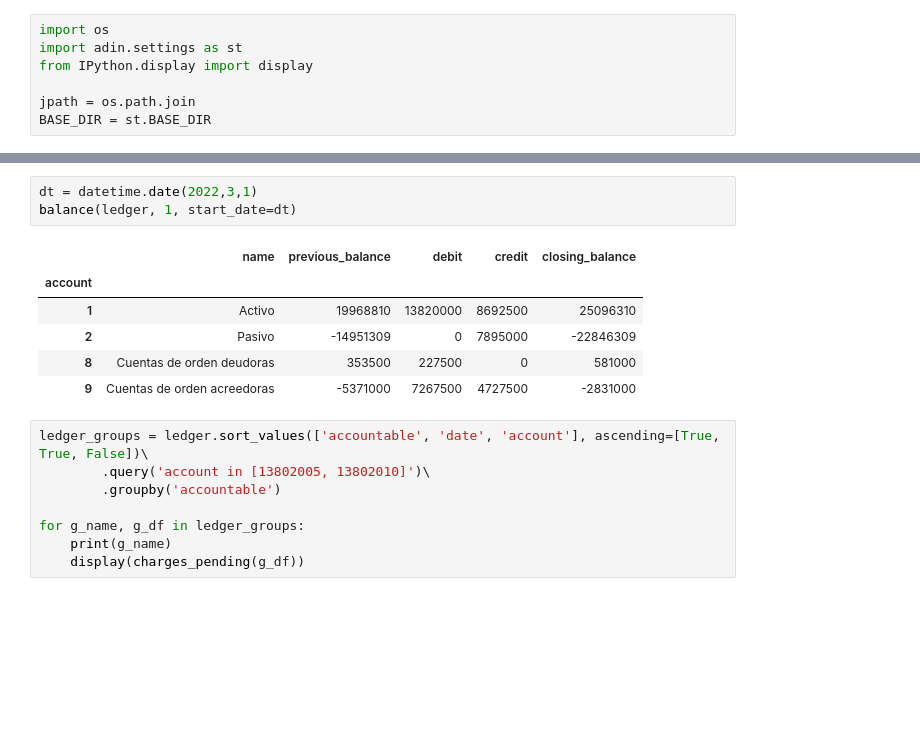
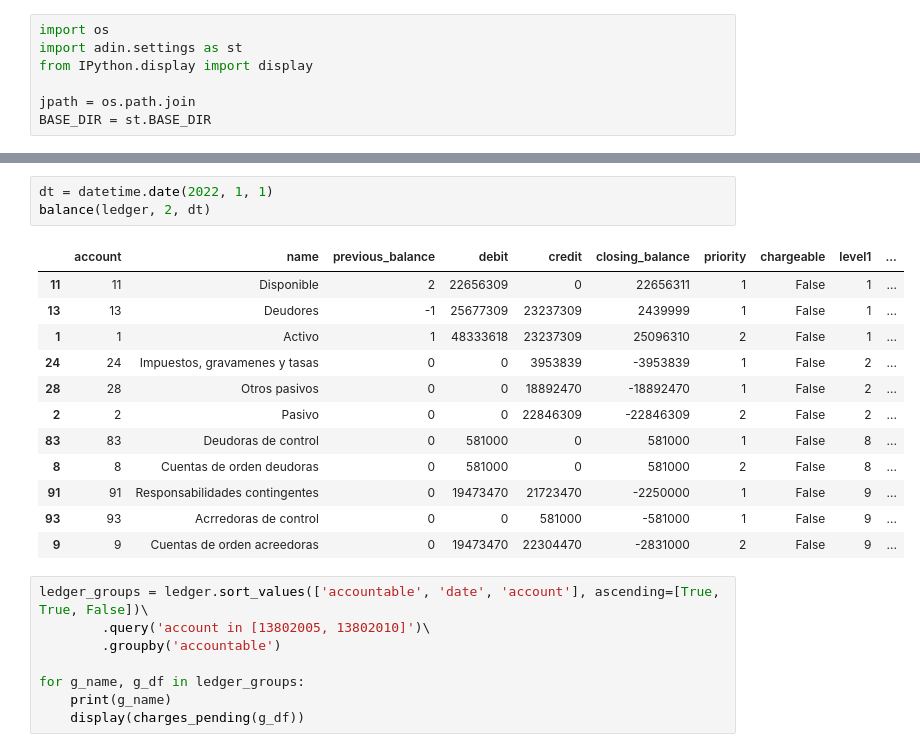
Before and after one commit to lcorkidi/adin_2022, a Jupyter notebook: scripts/Test.ipynb, the cells around one changed output, grey strips where cells are left out. Drawn from its saved outputs; the diff is of its cells as text; blank space fills up the shorter version.

Commit message:
balance by level, date range, and period

```diff
--- a/scripts/Test.ipynb
+++ b/scripts/Test.ipynb
@@ -25,13 +25,19 @@ ledger
-# %%
-dt = datetime.date(2022,3,1)
-balance(ledger, 1, start_date=dt)
-# %% [output]
-|  | name | previous_balance | debit | credit | closing_balance |
-| account |  |  |  |  |  |
-| 1 | Activo | 19968810 | 13820000 | 8692500 | 25096310 |
-| 2 | Pasivo | -14951309 | 0 | 7895000 | -22846309 |
-| 8 | Cuentas de orden deudoras | 353500 | 227500 | 0 | 581000 |
-| 9 | Cuentas de orden acreedoras | -5371000 | 7267500 | 4727500 | -2831000 |
+# %%
+dt = datetime.date(2022, 1, 1)
+balance(ledger, 2, dt)
+# %% [output]
+|  | account | name | previous_balance | debit | credit | closing_balance | priority | chargeable | level1 | ... |
+| 11 | 11 | Disponible | 2 | 22656309 | 0 | 22656311 | 1 | False | 1 | ... |
+| 13 | 13 | Deudores | -1 | 25677309 | 23237309 | 2439999 | 1 | False | 1 | ... |
+| 1 | 1 | Activo | 1 | 48333618 | 23237309 | 25096310 | 2 | False | 1 | ... |
+| 24 | 24 | Impuestos, gravamenes y tasas | 0 | 0 | 3953839 | -3953839 | 1 | False | 2 | ... |
+| 28 | 28 | Otros pasivos | 0 | 0 | 18892470 | -18892470 | 1 | False | 2 | ... |
+| 2 | 2 | Pasivo | 0 | 0 | 22846309 | -22846309 | 2 | False | 2 | ... |
+| 83 | 83 | Deudoras de control | 0 | 581000 | 0 | 581000 | 1 | False | 8 | ... |
+| 8 | 8 | Cuentas de orden deudoras | 0 | 581000 | 0 | 581000 | 2 | False | 8 | ... |
+| 91 | 91 | Responsabilidades contingentes | 0 | 19473470 | 21723470 | -2250000 | 1 | False | 9 | ... |
+| 93 | 93 | Acrredoras de control | 0 | 0 | 581000 | -581000 | 1 | False | 9 | ... |
+| 9 | 9 | Cuentas de orden acreedoras | 0 | 19473470 | 22304470 | -2831000 | 2 | False | 9 | ... |
 # %%
 ledger_groups = ledger.sort_values(['accountable', 'date', 'account'], ascending=[True, True, False])\
         .query('account in [13802005, 13802010]')\
```
Also changed, not shown: parts of 3 cells of this notebook, 11 other files.
